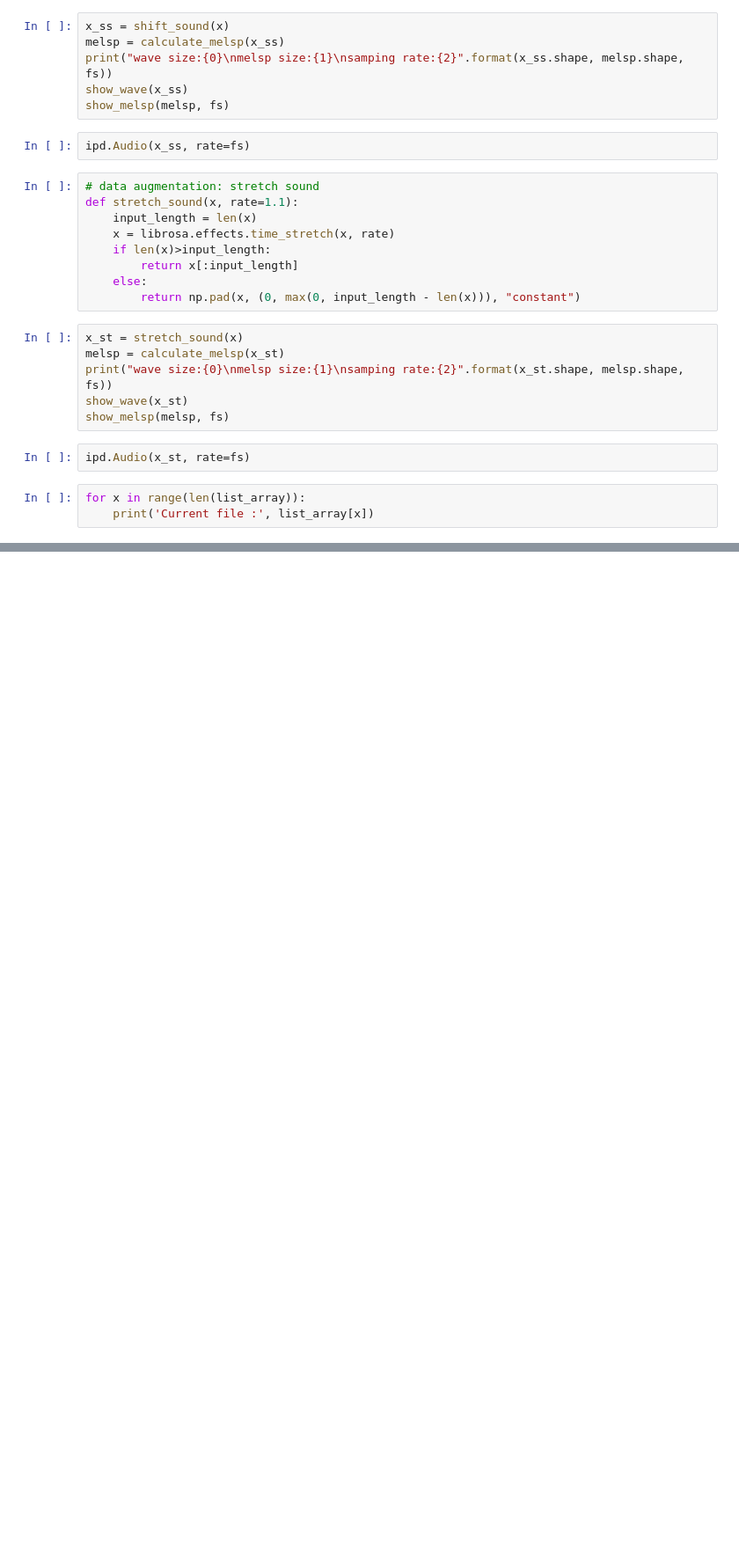
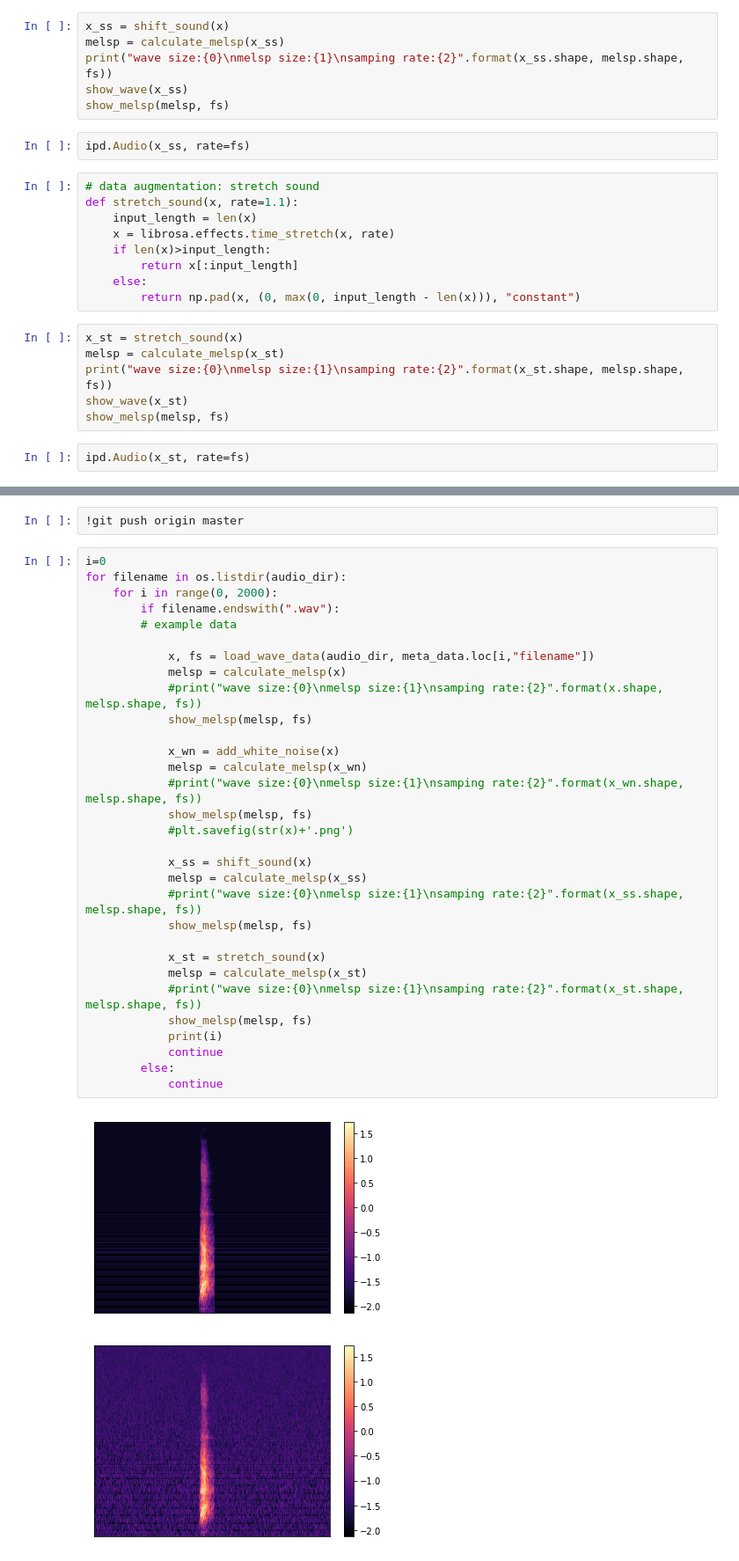
Before and after one commit to CharlesNJ/Cough, a Jupyter notebook: Cough.ipynb, the cells around one changed output, grey strips where cells are left out. Shown at 88% size. Drawn from its saved outputs; the diff is of its cells as text; blank space fills up the shorter version.

```diff
--- a/Cough.ipynb
+++ b/Cough.ipynb
@@ -108,6 +108,3 @@ show_wave(x_st)
 show_melsp(melsp, fs)
 # %%
 ipd.Audio(x_st, rate=fs)
-# %%
-for x in range(len(list_array)):
-    print('Current file :', list_array[x])
@@ -155,0 +119,36 @@ and the repository exists.
+# %%
+!git push origin master
+# %%
+i=0
+for filename in os.listdir(audio_dir):
+    for i in range(0, 2000):
+        if filename.endswith(".wav"):
+        # example data
+
+            x, fs = load_wave_data(audio_dir, meta_data.loc[i,"filename"])
+            melsp = calculate_melsp(x)
+            #print("wave size:{0}\nmelsp size:{1}\nsamping rate:{2}".format(x.shape, melsp.shape, fs))
+            show_melsp(melsp, fs)
+
+            x_wn = add_white_noise(x)
+            melsp = calculate_melsp(x_wn)
+            #print("wave size:{0}\nmelsp size:{1}\nsamping rate:{2}".format(x_wn.shape, melsp.shape, fs))
+            show_melsp(melsp, fs)
+            #plt.savefig(str(x)+'.png')
+
+            x_ss = shift_sound(x)
+            melsp = calculate_melsp(x_ss)
+            #print("wave size:{0}\nmelsp size:{1}\nsamping rate:{2}".format(x_ss.shape, melsp.shape, fs))
+            show_melsp(melsp, fs)
+
+            x_st = stretch_sound(x)
+            melsp = calculate_melsp(x_st)
+            #print("wave size:{0}\nmelsp size:{1}\nsamping rate:{2}".format(x_st.shape, melsp.shape, fs))
+            show_melsp(melsp, fs)
+            print(i)
+            continue
+        else:
+            continue
+# %% [output]
+[figure, added]
+[figure, added]
```
Also changed, not shown: parts of 7 cells of this notebook, 3 other files.
